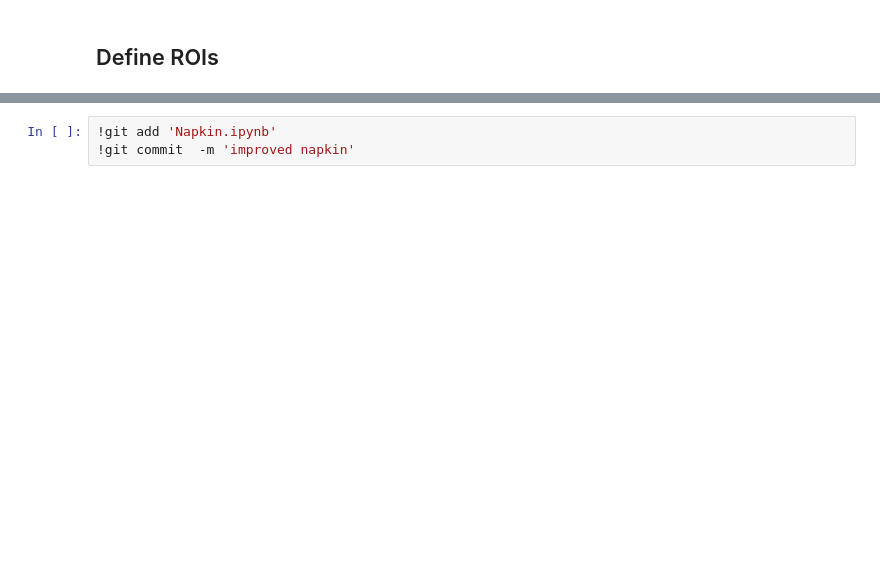
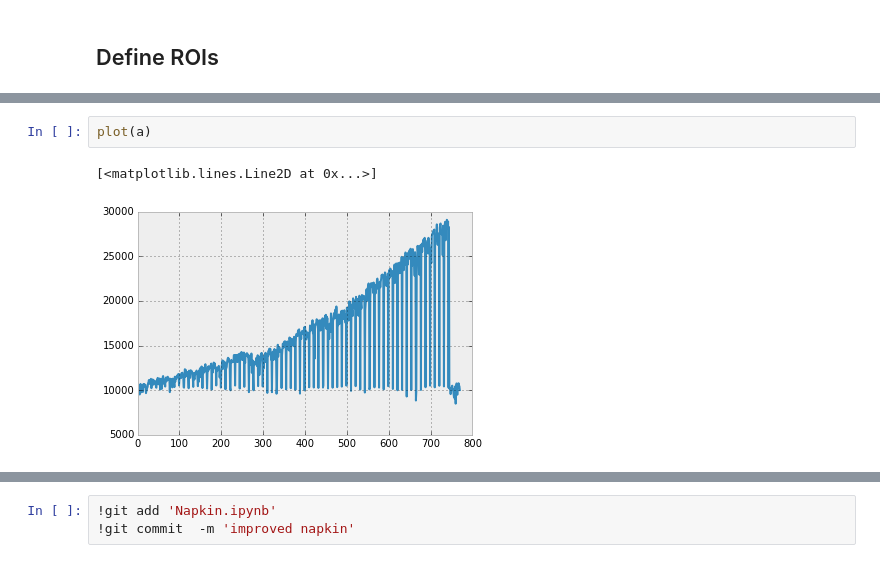
Before and after one commit to giulioungaretti/SPring8, a Jupyter notebook: Napkin.ipynb, the cells around one changed output, grey strips where cells are left out. Drawn from its saved outputs; the diff is of its cells as text; blank space fills up the shorter version.

```diff
--- a/Napkin.ipynb
+++ b/Napkin.ipynb
@@ -90,0 +188,5 @@ slice_roi = []  # x1,x2,y1,y2
+# %%
+plot(a)
+# %% [output]
+[<matplotlib.lines.Line2D at 0x...>]
+[figure, added]
```
Also changed, not shown: parts of 20 cells of this notebook.
